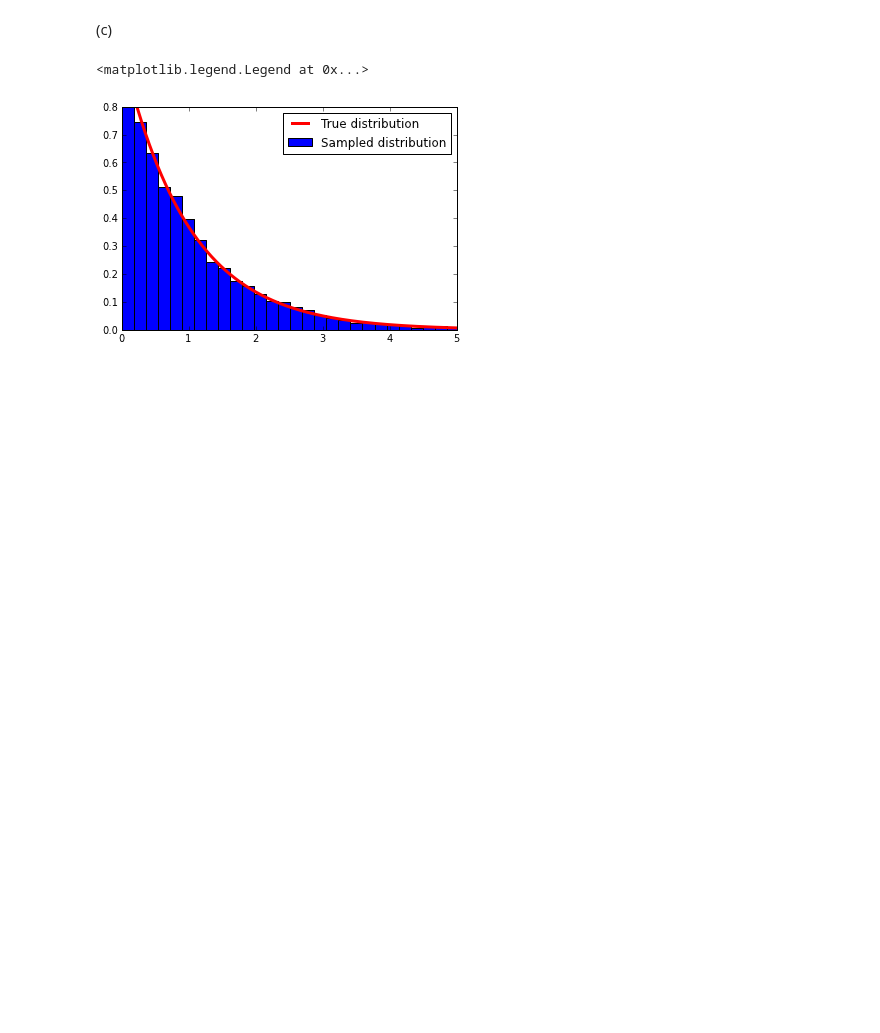
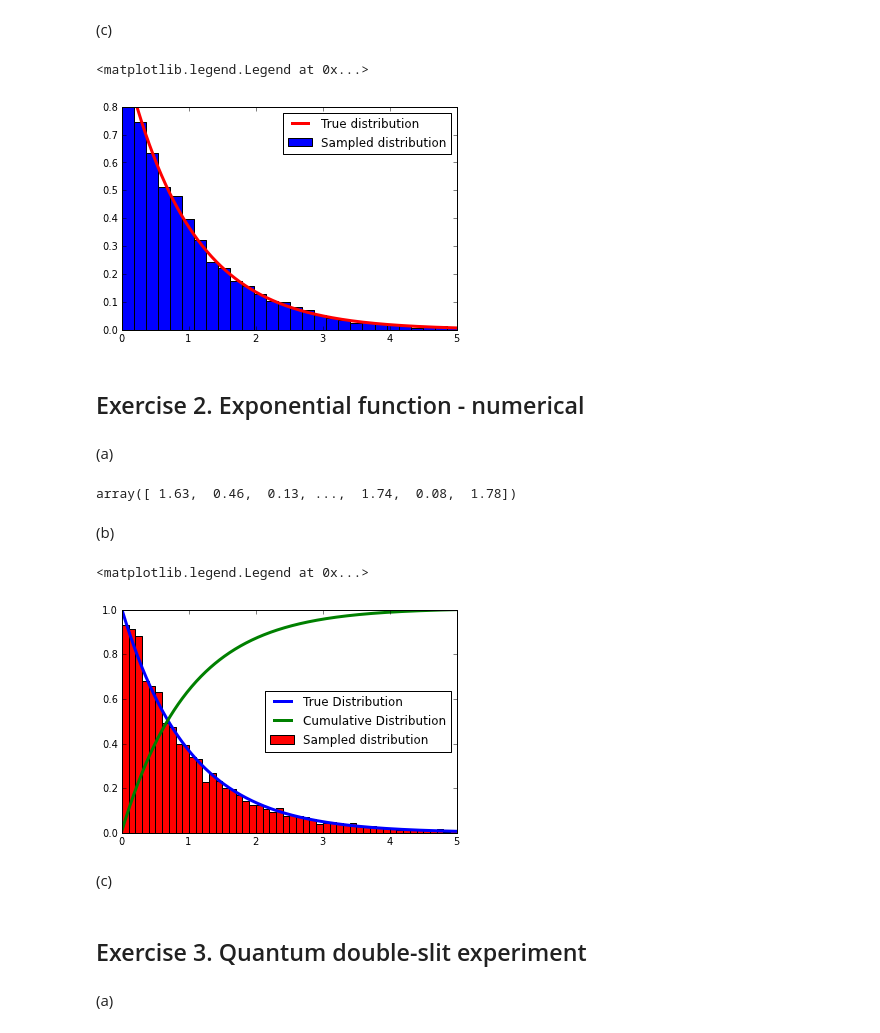
Before and after one commit to jdfreder/MCG, a Jupyter notebook: Week8/TuesdayNotes.ipynb, the cells around one changed output. Cells and saved outputs as stored; diff of their text form; code cells hidden in the pictures; blank space fills up the shorter version.

Commit message:
Thursday Exercises

```diff
--- a/Week8/TuesdayNotes.ipynb
+++ b/Week8/TuesdayNotes.ipynb
@@ -124,3 +124,35 @@ legend()
 # %% [output]
 <matplotlib.legend.Legend at 0x...>
 [figure]
+# %% [markdown]
+Exercise 2. Exponential function - numerical
+-
+# %% [markdown]
+(a)
+# %%
+#help(searchsorted)
+#help(cumsum)
+xmin=0
+xmax=5
+dx=.01
+x=arange(xmin,xmax+dx,dx)
+y=e**(-x)
+A=cumsum(y)/(cumsum(y)[(xmax/dx)])
+N=10000
+z=numpy.random.random_sample(N)
+B=searchsorted(A,z)
+x[B]
+# %% [output]
+array([ 1.63,  0.46,  0.13, ...,  1.74,  0.08,  1.78])
+# %% [markdown]
+(b)
+# %%
+plot(x,y,label='True Distribution',lw=3)
+plot(x,A,label='Cumulative Distribution',lw=3)
+hist(x[B],50,normed=True,label='Sampled distribution')
+legend(loc=5)
+# %% [output]
+<matplotlib.legend.Legend at 0x...>
+[figure, added]
+# %% [markdown]
+(c)
@@ -126,0 +167,5 @@ legend()
+# %% [markdown]
+Exercise 3. Quantum double-slit experiment
+-
+# %% [markdown]
+(a)
```
Also changed, not shown: parts of 12 cells of this notebook.
